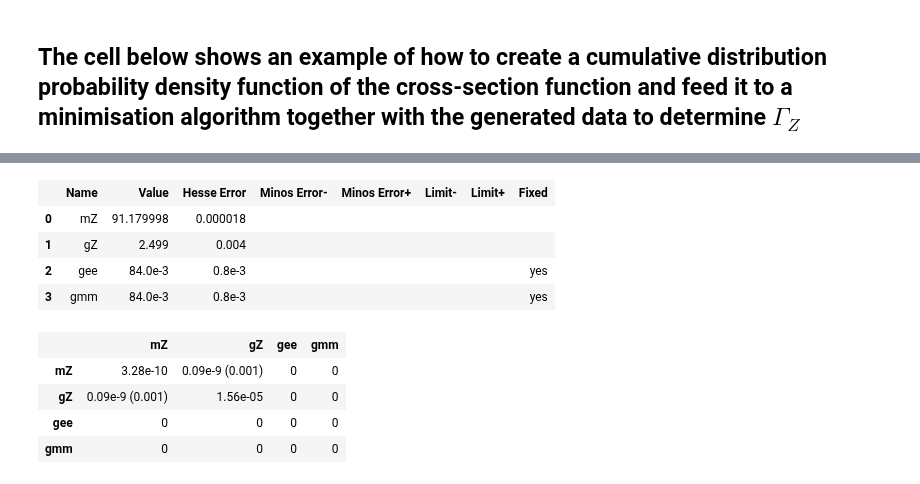
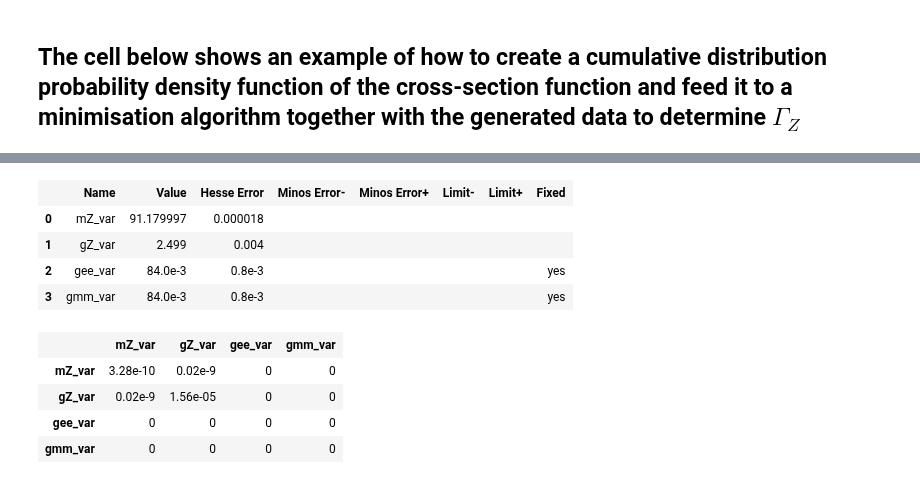
Before and after one commit to kap01/PHYS30046_Projects, a Jupyter notebook: particle_project_example.ipynb, the cells around one changed output, grey strips where cells are left out. Cells and saved outputs as stored; diff of their text form; code cells hidden in the pictures.

```diff
--- a/particle_project_example.ipynb
+++ b/particle_project_example.ipynb
@@ -22,10 +16,10 @@ $$\sigma(e^{+}e^{-}\rightarrow  \mu^+\mu^-) = \frac{12\pi s}{m_{Z}^{2}}\frac{\Ga
 # %% [markdown]
 ## A Python function that returns a numerical value of the aforementioned cross-section $\sigma(e^{+}e^{-}\rightarrow  \mu^+\mu^-)$ is shown below: ##
 # %%
-def sigma_ee_mm(x,mZ,gZ,gee,gmm):
-    s = x*x
-    mZsq = mZ**2
-    sigma = np.pi*s*gee*gmm/(mZsq*(s-mZsq)**2+mZsq*gZ**2)
+def sigma_ee_mm(x,mZ_var,gZ_var,gee_var,gmm_var):
+    s = x**2
+    mZsq_var = mZ_var**2
+    sigma = np.pi*s*gee_var*gmm_var/(mZsq_var*(s-mZsq_var)**2+mZsq_var*gZ_var**2)
     return sigma
 # %% [markdown]
 ## The snippet below plots the cross section as a function of $\sqrt{s}$ ##
@@ -111,49 +81,29 @@ plt.show()
 # %% [markdown]
 ## The cell below shows an example of how to create a cumulative distribution probability density function of the cross-section function and feed it to a minimisation algorithm together with the generated data to determine $\Gamma_Z$
 # %%
-
-'''
-Imports required for the likelihood minimisation algorithm that we will use to fit the
-generated data in the above cell in order to determine gZ
-'''
-# everything in iminuit is done through the Minuit object, so we import it
-from iminuit import Minuit
-
-# we also need a cost function to fit and import the Binned Log Likelihood function
-from iminuit.cost import BinnedNLL
-
-# display iminuit version
-import iminuit
-print("iminuit version:", iminuit.__version__)
-
-'''
-The function below defines the cumulative distribution function of the cross-section expression
-that we will feed into the minimisation algorithm
-'''
-def sigma_ee_mm_cdf(bin_edges,mZ, gZ, gee, gmm):
-    xmin, xmax = bin_edges[0], bin_edges[-1]
-
-    def indef_integr(xx, mZ, gZ, gee, gmm):
-        val, _ = quad(sigma_ee_mm, xmin, xx, args=(mZ, gZ, gee, gmm))
-        return val
-
-    norm = indef_integr(xmax, mZ, gZ, gee, gmm)
-
-    # evaluate for each bin edge
-    integr = np.array([indef_integr(xx, mZ, gZ, gee, gmm) for xx in np.atleast_1d(bin_edges)])
-    return (integr - indef_integr(xmin, mZ, gZ, gee, gmm)) / norm
-
 '''
 The minimisation algorithm takes in the `toy` data we created in the previous cell, along with
 the cdf function defined above and performs a fit to estimate the Z width gZ using a so-called
 binned negative log-likelihood cost function
 '''
-cost = BinnedNLL(hist, bin_edges, sigma_ee_mm_cdf)
+
+# wrapper function of cross section function that computes cdf to pass to minimiser
+# TLDR: can replace the sigma_ee_mm function with ANY function you like
+def sigma_ee_mm_cdf(bin_edges, *params):
+    return func_cdf(sigma_ee_mm, bin_edges, *params)
+
+# the parameters that the function depends on (need to match those appearing
+# in the function all the way at the top of this notebook
+names = ["mZ_var", "gZ_var", "gee_var", "gmm_var"]
+
+# create the cost function to minimise to determine the parameters
+# TLDR: can replace the sigma_ee_mm function with ANY function you like
+cost = BinnedNLL(hist, bin_edges, sigma_ee_mm_cdf,name=names)
+
 # Initialises the minimisation algorithm and takes starting values of the parameters we are fitting for
-m = Minuit(cost, mZ=91,gZ=2,gee=0.084,gmm=0.084)
-m.fixed['gee']=True  # we only want to determine mZ, gZ so keep gee fixed to its actual value
-m.fixed['gmm']=True  # we only want to determine mZ, gZ so keep gmm fixed to its actual value
-
+m = Minuit(cost, mZ_var=91.15,gZ_var=2,gee_var=0.084,gmm_var=0.084)
+m.fixed['gee_var']=True  # we only want to determine mZ, gZ so keep gee fixed to its actual value
+m.fixed['gmm_var']=True  # we only want to determine mZ, gZ so keep gmm fixed to its actual value
 m.migrad()  # finds minimum of binned negative log likelihood function
 m.hesse()   # accurately computes uncertainties
 # %% [output]
@@ -164,13 +113,13 @@ iminuit version: 2.31.1
 | Valid Minimum | Below EDM threshold (goal x 10) |
 | No parameters at limit | Below call limit |
 | Hesse ok | Covariance accurate |
 |  | Name | Value | Hesse Error | Minos Error- | Minos Error+ | Limit- | Limit+ | Fixed |
-| 0 | mZ | 91.179998 | 0.000018 |  |  |  |  |  |
-| 1 | gZ | 2.499 | 0.004 |  |  |  |  |  |
-| 2 | gee | 84.0e-3 | 0.8e-3 |  |  |  |  | yes |
-| 3 | gmm | 84.0e-3 | 0.8e-3 |  |  |  |  | yes |
+| 0 | mZ_var | 91.179997 | 0.000018 |  |  |  |  |  |
+| 1 | gZ_var | 2.499 | 0.004 |  |  |  |  |  |
+| 2 | gee_var | 84.0e-3 | 0.8e-3 |  |  |  |  | yes |
+| 3 | gmm_var | 84.0e-3 | 0.8e-3 |  |  |  |  | yes |
-|  | mZ | gZ | gee | gmm |
-| mZ | 3.28e-10 | 0.09e-9 (0.001) | 0 | 0 |
-| gZ | 0.09e-9 (0.001) | 1.56e-05 | 0 | 0 |
-| gee | 0 | 0 | 0 | 0 |
-| gmm | 0 | 0 | 0 | 0 |
+|  | mZ_var | gZ_var | gee_var | gmm_var |
+| mZ_var | 3.28e-10 | 0.02e-9 | 0 | 0 |
+| gZ_var | 0.02e-9 | 1.56e-05 | 0 | 0 |
+| gee_var | 0 | 0 | 0 | 0 |
+| gmm_var | 0 | 0 | 0 | 0 |
```
Also changed, not shown: parts of 5 cells of this notebook, 1 other file.
